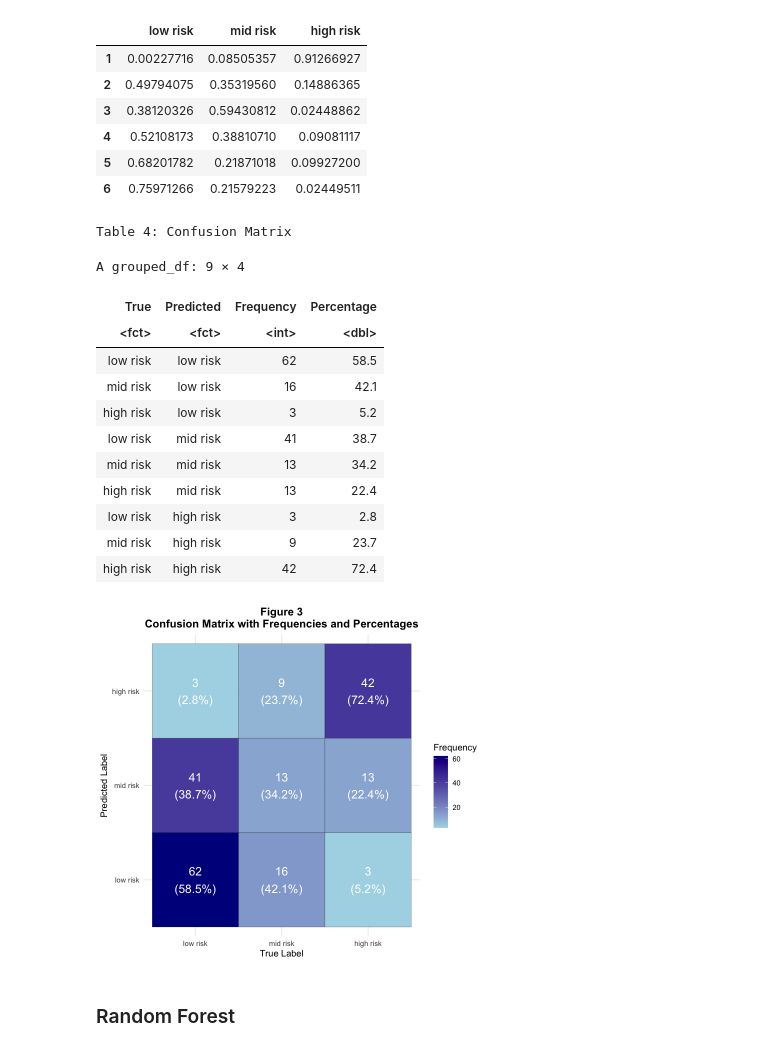
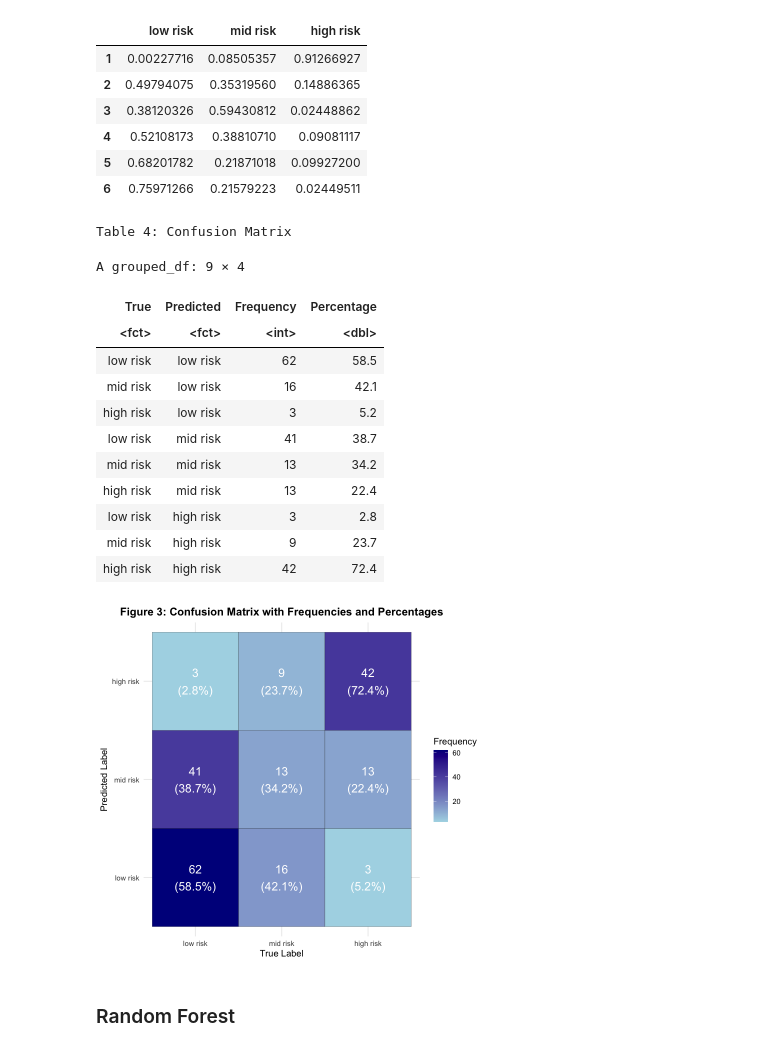
Before and after one commit to DSCI-310-2025/dsci-310-group-03, a Jupyter notebook: data_analysis.ipynb, the cells around one changed output. Saved outputs shown, nothing was run; the diff lists cells and outputs as text; code cells hidden in the pictures.

```diff
--- a/data_analysis.ipynb
+++ b/data_analysis.ipynb
@@ -305,35 +323,35 @@ colnames(cm_table) <- c("True", "Predicted", "Frequency")
 
 cm_table <- cm_table %>%
   group_by(True) %>%
   mutate(Percentage = round((Frequency / sum(Frequency)) * 100, 1))  # Round to 1 decimal place
 cat("\n\033[1mTable 4: Confusion Matrix\033[0m\n\n")
 cm_table
 
 cm_visualization <- ggplot(cm_table, aes(x = True, y = Predicted, fill = Frequency)) +
   geom_tile(color = "black") +  # Draw tiles
   geom_text(aes(label = paste0(Frequency, "\n(", Percentage, "%)")), color = "white", size = 5) +  # Add labels
   scale_fill_gradient(low = "lightblue", high = "darkblue") +  # Color scale
-  labs(title = "Figure 3\nConfusion Matrix with Frequencies and Percentages",
+  labs(title = "Figure 3: Confusion Matrix with Frequencies and Percentages",
        x = "True Label", y = "Predicted Label") +
   theme_minimal() +
   theme(plot.title = element_text(hjust = 0.5, face = "bold"))
 
 cm_visualization
 # %% [output]
 Table 4: Confusion Matrix
 A grouped_df: 9 × 4
 | True | Predicted | Frequency | Percentage |
 | <fct> | <fct> | <int> | <dbl> |
 | low risk | low risk | 62 | 58.5 |
 | mid risk | low risk | 16 | 42.1 |
 | high risk | low risk | 3 | 5.2 |
 | low risk | mid risk | 41 | 38.7 |
 | mid risk | mid risk | 13 | 34.2 |
 | high risk | mid risk | 13 | 22.4 |
 | low risk | high risk | 3 | 2.8 |
 | mid risk | high risk | 9 | 23.7 |
 | high risk | high risk | 42 | 72.4 |
-[figure, old version]
+[figure, new version]
 # %% [markdown]
 ### Random Forest
 # %% [markdown]
```
Also changed, not shown: parts of 2 cells of this notebook.
